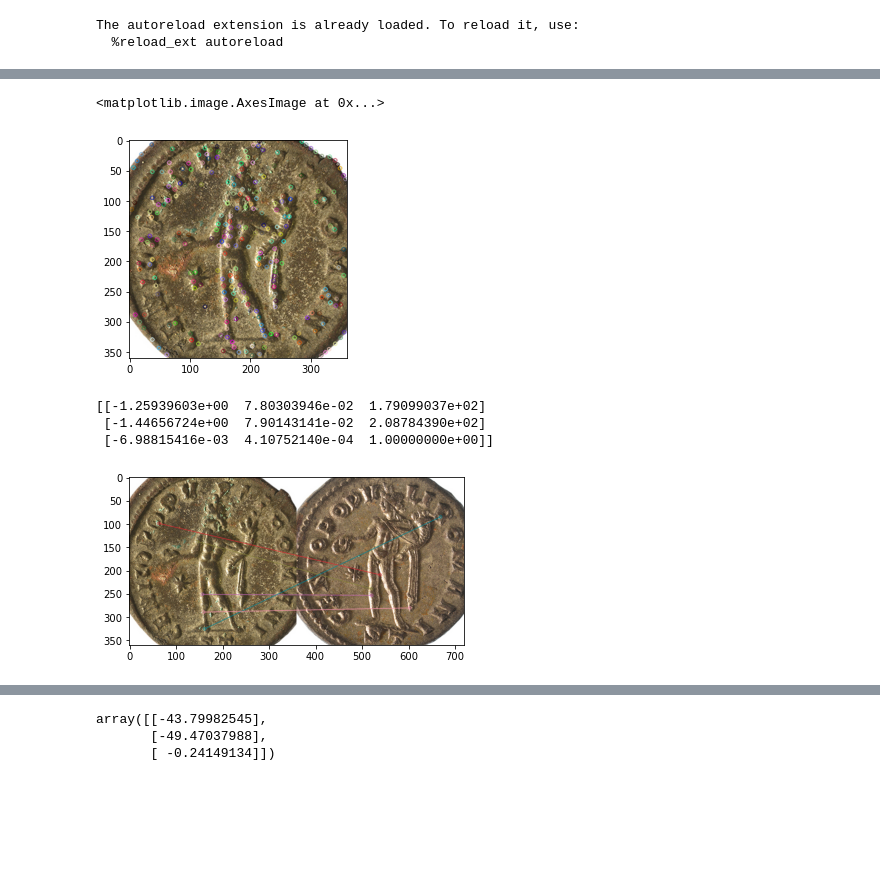
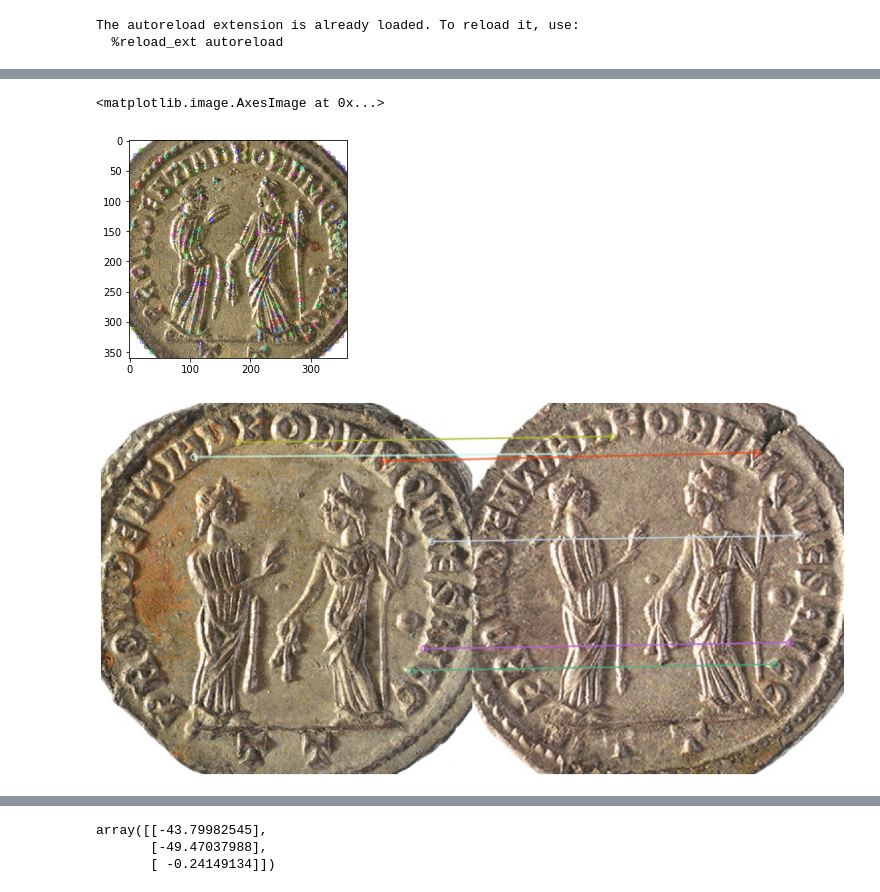
Before and after one commit to alexandreBerezin/ACCAL, a Jupyter notebook: docs/notebooks/distance.ipynb, the cells around one changed output, grey strips where cells are left out. Cells and saved outputs as stored; diff of their text form; code cells hidden in the pictures; blank space fills up the shorter version.

```diff
--- a/docs/notebooks/distance.ipynb
+++ b/docs/notebooks/distance.ipynb
@@ -1,5 +1,5 @@
 # %%
-from pathlib import Path
+import pathlib
 import sys
 import matplotlib.pyplot as plt
 from tqdm.notebook import trange, tqdm
@@ -10,18 +10,19 @@ from tqdm.notebook import trange, tqdm
 
 # TO CHANGE
 # absolute path to ACCAL/ACCAL folder
-appPath = Path(r"D:\Stage\ACCAL\ACCAL")
+appPath = pathlib.Path(r"D:\Stage\ACCAL\ACCAL")
 sys.path.append(str(appPath))
 
 #Kernel module
 import numpy as np
 import modules.features.kernel
 import modules.features.selection
+import modules.distance
 import scipy.sparse
 
 
 # Path to data
-dataFolderPath = Path(r"D:\Stage\ACCAL\data\dataTest1","temp","features")
+dataFolderPath = pathlib.Path(r"D:\Stage\ACCAL\data\dataTest2","temp","features")
 # %% [output]
 The autoreload extension is already loaded. To reload it, use:
   %reload_ext autoreload
@@ -28,5 +31,5 @@ The autoreload extension is already loaded. To reload it, use:
 # %%
-tempPath = pathlib.Path(r"D:\Stage\ACCAL\data\dataTest1","temp")
+tempPath = pathlib.Path(r"D:\Stage\ACCAL\data\dataTest2","temp")
 # %%
 pathList = sorted(list(dataFolderPath.glob("*")))
 # %%
@@ -62,19 +103,19 @@ out = cv2.drawKeypoints(img,kp1,out)
 plt.imshow(out)
 # %% [output]
 <matplotlib.image.AxesImage at 0x...>
-[figure, old version]
+[figure, new version]
 # %%
-img1,coord1 = getImgFeat(tempPath,nameList[0])
-img2,coord2 = getImgFeat(tempPath,nameList[4])
+img1,coord1 = getImgFeat(tempPath,nameList[7])
+img2,coord2 = getImgFeat(tempPath,nameList[18])
 # %%
-kp1,kp2,match,M = getFilteredMatch(img1,coord1,img2,coord2,1)
+kp1,kp2,match = modules.distance.getFilteredMatch(img1,coord1,img2,coord2,1)
 
+kp1U,kp2U,matchU = getUnFilteredMatch(img1,coord1,img2,coord2,0.1)
 
-img3 = cv2.drawMatches(img1,kp1,img2,kp2,match[:10],None,flags=cv2.DrawMatchesFlags_NOT_DRAW_SINGLE_POINTS)
+plt.figure(figsize=(20,10))
+img3 = cv2.drawMatches(img1,kp1,img2,kp2,match,None,flags=cv2.DrawMatchesFlags_NOT_DRAW_SINGLE_POINTS)
 plt.imshow(img3)
-print(M)
+plt.axis("off")
+plt.savefig("correspondance",bbox_inches='tight',dpi=300)
 # %% [output]
-[[-1.25939603e+00  7.80303946e-02  1.79099037e+02]
- [-1.44656724e+00  7.90143141e-02  2.08784390e+02]
- [-6.98815416e-03  4.10752140e-04  1.00000000e+00]]
-[figure, old version]
+[figure, new version]
```
Also changed, not shown: parts of 4 cells of this notebook, 6 other files.
